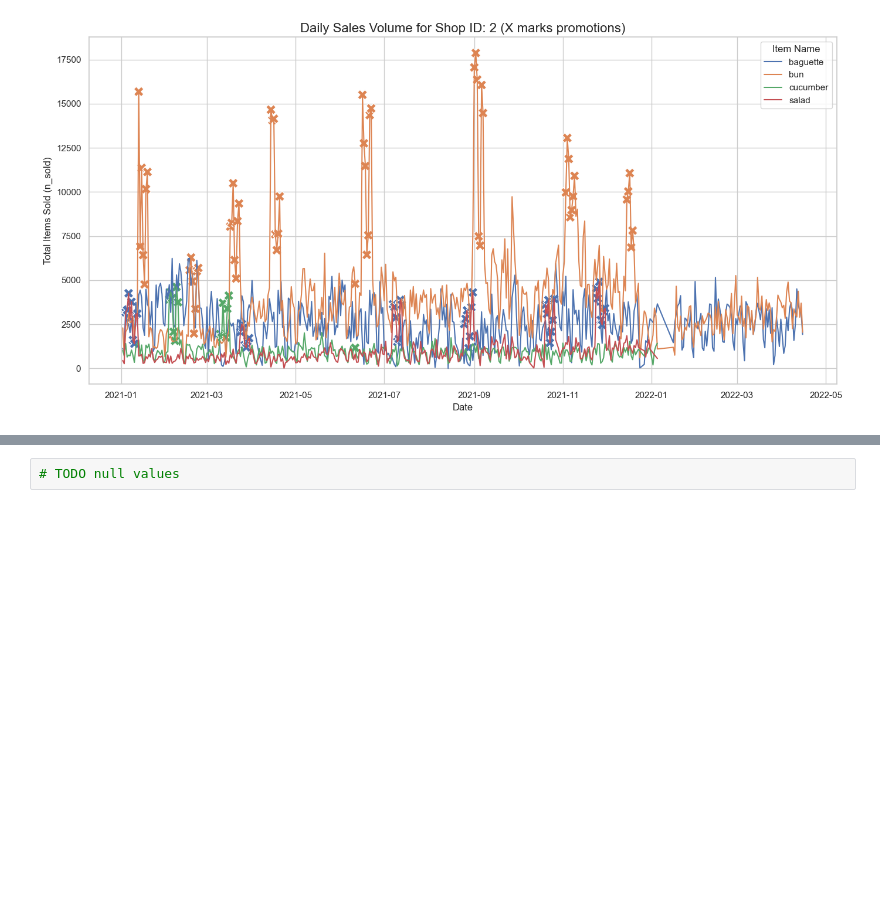
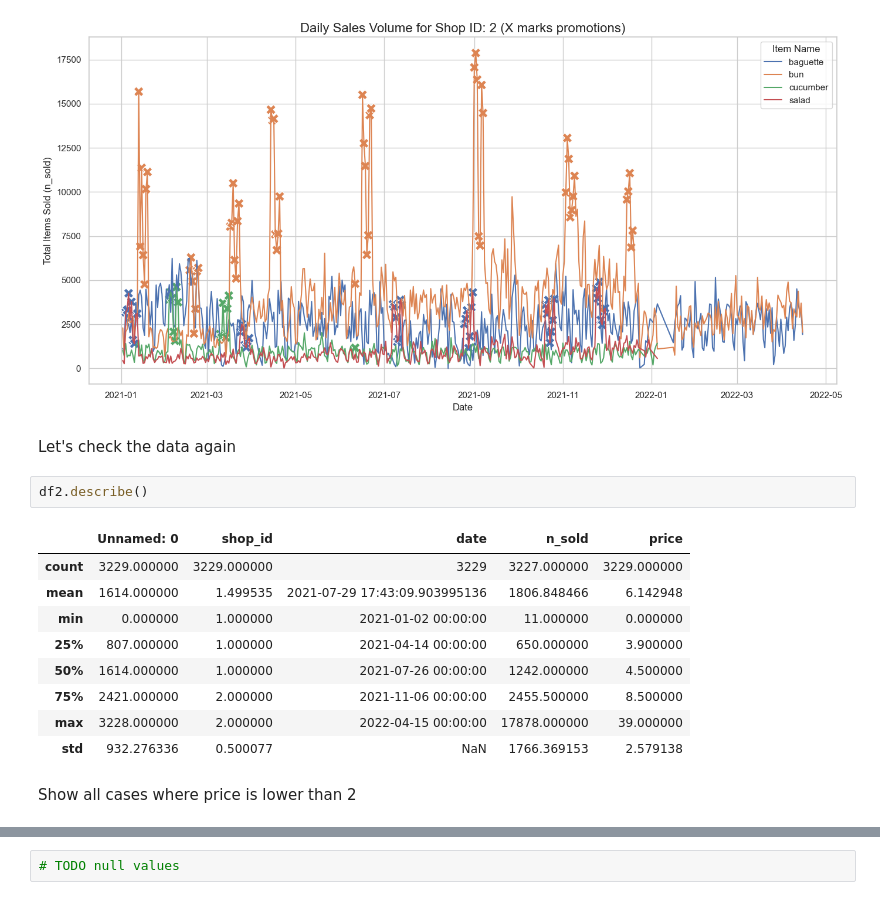
Before and after one commit to JaroslavMr/albert_forecast, a Jupyter notebook: forecast.ipynb, the cells around one changed output, grey strips where cells are left out. Cells and saved outputs as stored; diff of their text form; blank space fills up the shorter version.

Commit message:
Cleaning the data

```diff
--- a/forecast.ipynb
+++ b/forecast.ipynb
@@ -327,3 +327,19 @@ plot_shop_sales_with_promotions(df2, shop_id=2)
 # %% [output]
 [figure]
 [figure]
+# %% [markdown]
+Let's check the data again
+# %%
+df2.describe()
+# %% [output]
+|  | Unnamed: 0 | shop_id | date | n_sold | price |
+| count | 3229.000000 | 3229.000000 | 3229 | 3227.000000 | 3229.000000 |
+| mean | 1614.000000 | 1.499535 | 2021-07-29 17:43:09.903995136 | 1806.848466 | 6.142948 |
+| min | 0.000000 | 1.000000 | 2021-01-02 00:00:00 | 11.000000 | 0.000000 |
+| 25% | 807.000000 | 1.000000 | 2021-04-14 00:00:00 | 650.000000 | 3.900000 |
+| 50% | 1614.000000 | 1.000000 | 2021-07-26 00:00:00 | 1242.000000 | 4.500000 |
+| 75% | 2421.000000 | 2.000000 | 2021-11-06 00:00:00 | 2455.500000 | 8.500000 |
+| max | 3228.000000 | 2.000000 | 2022-04-15 00:00:00 | 17878.000000 | 39.000000 |
+| std | 932.276336 | 0.500077 | NaN | 1766.369153 | 2.579138 |
+# %% [markdown]
+Show all cases where price is lower than 2
```
Also changed, not shown: parts of 3 cells of this notebook.
